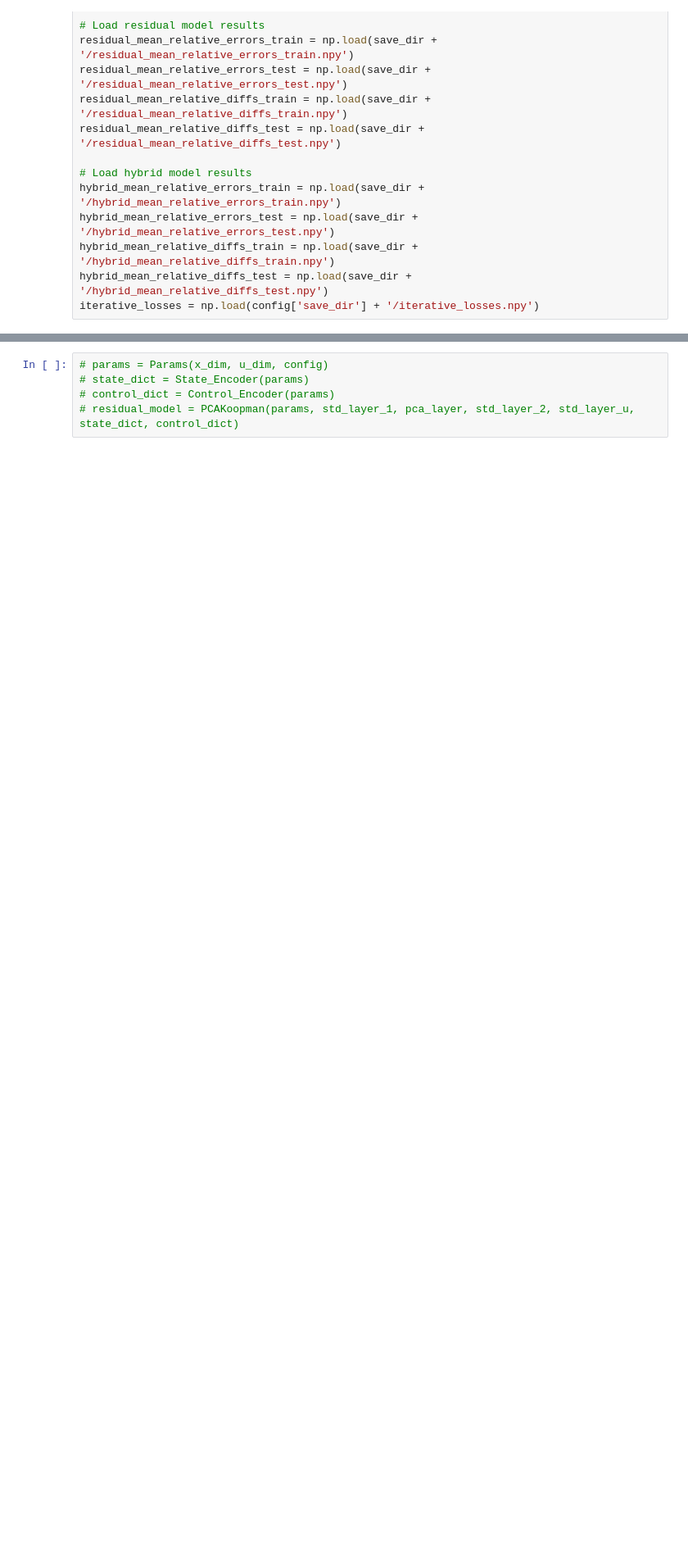
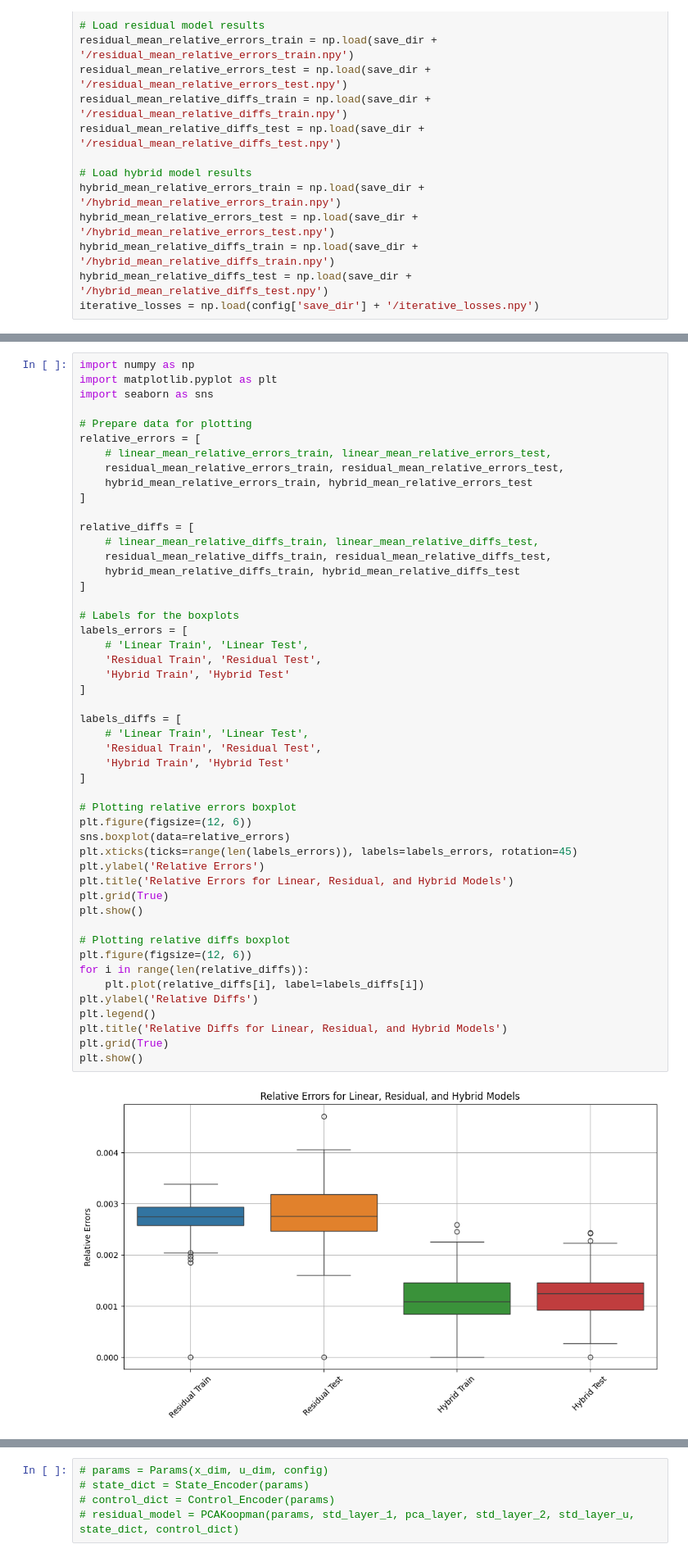
Before and after one commit to Shiqi-Wu/sensor_case, a Jupyter notebook: combined_model_20240805/evaluation.ipynb, the cells around one changed output, grey strips where cells are left out. Shown at 82% size. Saved outputs shown, nothing was run; the diff lists cells and outputs as text; blank space fills up the shorter version.

```diff
--- a/combined_model_20240805/evaluation.ipynb
+++ b/combined_model_20240805/evaluation.ipynb
@@ -102,0 +100,51 @@ print(hybrid_mean_relative_errors_train)
+# %%
+import numpy as np
+import matplotlib.pyplot as plt
+import seaborn as sns
+
+# Prepare data for plotting
+relative_errors = [
+    # linear_mean_relative_errors_train, linear_mean_relative_errors_test,
+    residual_mean_relative_errors_train, residual_mean_relative_errors_test,
+    hybrid_mean_relative_errors_train, hybrid_mean_relative_errors_test
+]
+
+relative_diffs = [
+    # linear_mean_relative_diffs_train, linear_mean_relative_diffs_test,
+    residual_mean_relative_diffs_train, residual_mean_relative_diffs_test,
+    hybrid_mean_relative_diffs_train, hybrid_mean_relative_diffs_test
+]
+
+# Labels for the boxplots
+labels_errors = [
+    # 'Linear Train', 'Linear Test',
+    'Residual Train', 'Residual Test',
+    'Hybrid Train', 'Hybrid Test'
+]
+
+labels_diffs = [
+    # 'Linear Train', 'Linear Test',
+    'Residual Train', 'Residual Test',
+    'Hybrid Train', 'Hybrid Test'
+]
+
+# Plotting relative errors boxplot
+plt.figure(figsize=(12, 6))
+sns.boxplot(data=relative_errors)
+plt.xticks(ticks=range(len(labels_errors)), labels=labels_errors, rotation=45)
+plt.ylabel('Relative Errors')
+plt.title('Relative Errors for Linear, Residual, and Hybrid Models')
+plt.grid(True)
+plt.show()
+
+# Plotting relative diffs boxplot
+plt.figure(figsize=(12, 6))
+for i in range(len(relative_diffs)):
+    plt.plot(relative_diffs[i], label=labels_diffs[i])
+plt.ylabel('Relative Diffs')
+plt.legend()
+plt.title('Relative Diffs for Linear, Residual, and Hybrid Models')
+plt.grid(True)
+plt.show()
+# %% [output]
+[figure, added]
```
Also changed, not shown: parts of 9 cells of this notebook, 10 other files.
